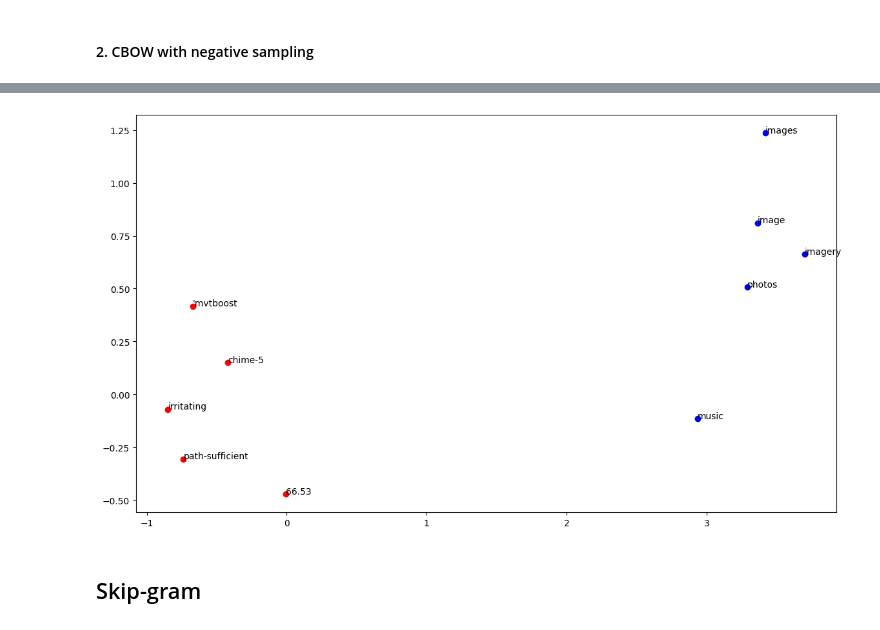
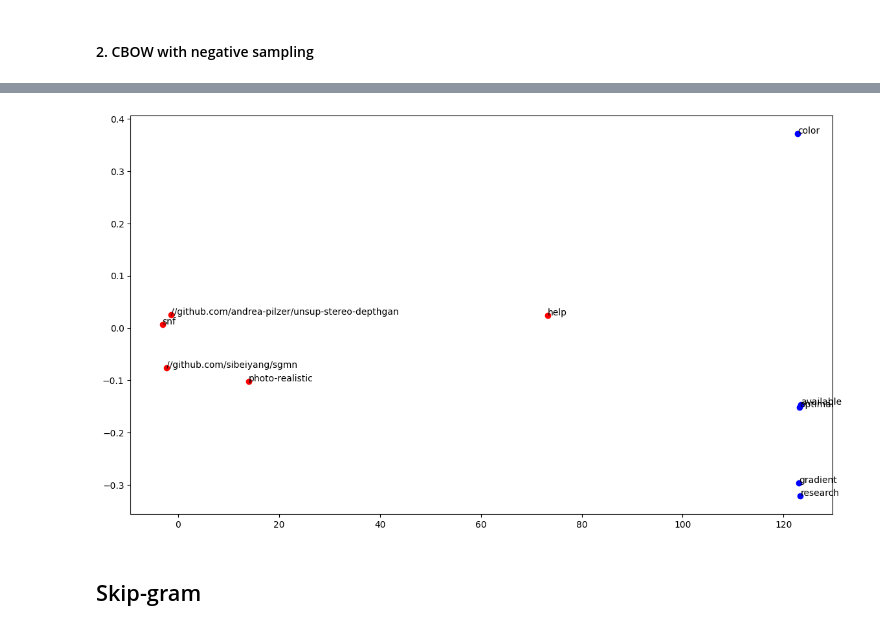
Before and after one commit to joelpoliveira/Feature-Engineering-for-Machine-Learning, a Jupyter notebook: Cap 1 - Text Data/neural_embedding.ipynb, the cells around one changed output, grey strips where cells are left out. Saved outputs shown, nothing was run; the diff lists cells and outputs as text; code cells hidden in the pictures.

Commit message:
refactor: word preprocessing | word embedding Remove of punctuation when parsing tokens. Recreation of word vector embeddings for glove and cbow with new resulting words

```diff
--- a/Cap 1 - Text Data/neural_embedding.ipynb
+++ b/Cap 1 - Text Data/neural_embedding.ipynb
@@ -557,2 +556,39 @@ context_arr.shape
+# %%
+def epochs_generator(context_words, target_words, n_nsamples, batch_size=1, epochs=1):
+    idx = np.arange(context_words.shape[0], dtype=int)
+    np.random.shuffle(idx)
+    context_words = context_words[idx]
+    target_words = target_words[idx]
+
+    i = 0
+    while i < int(context_words.shape[0]):
+        c = context_words[i:i+batch_size]
+        t = target_words[i:i+batch_size]
+
+        new_shape = len(c)
+
+        n_targets = np.array(
+            choices(vocab, k=n_nsamples*new_shape)
+        ).reshape(n_nsamples, new_shape)
+
+        c = c.reshape(new_shape,-1)
+        t = t.reshape(new_shape,-1)
+        n = n_targets.reshape(new_shape,-1)
+
+        out = np.array([[1] + [0]*n_nsamples]*new_shape).reshape(new_shape,-1)
+        yield ([c, t, n], out)
+        i+=batch_size
+# %%
+@tf.function
+def cbow_loss(y_test, preds):
+    return -tf.reduce_sum(
+        tf.math.log_sigmoid(preds)
+    )
+# %%
+model.compile("adam", cbow_loss)
 # %%
-model.fit([context_arr, target_arr], labels, batch_size=128)
+batch_size=32
+model.fit(
+    epochs_generator(context_words, target_words, k, batch_size),
+    steps_per_epoch=np.ceil(len(context_words)/batch_size)
+)
@@ -568,24 +601,24 @@ pca = PCA().fit_transform(embed_vectors)
 # %%
 k=5
 prog_near = np.argsort([
     euclidean(
-        pca[word2int("image")],
+        pca[word2int("research")],
         pca[i]
     ) for i in range(len(pca))
 ])[:k]
 
 random = np.random.choice(list(range(len(pca))), size=k, replace=False)
 
 plt.figure(figsize=(14,8))
 for i in prog_near:
     plt.scatter(pca[i,0], pca[i,1], c="b") #int2word(i))
     plt.text(pca[i,0], pca[i,1],int2word(i))
 
 for i in random:
     plt.scatter(pca[i,0], pca[i,1], c="r")
     plt.text(pca[i,0], pca[i,1],int2word(i))
 # %% [output]
-[figure, old version]
+[figure, new version]
 # %% [markdown]
 ## Skip-gram
 # %% [markdown]
```
Also changed, not shown: parts of 14 cells of this notebook, 2 other files.
